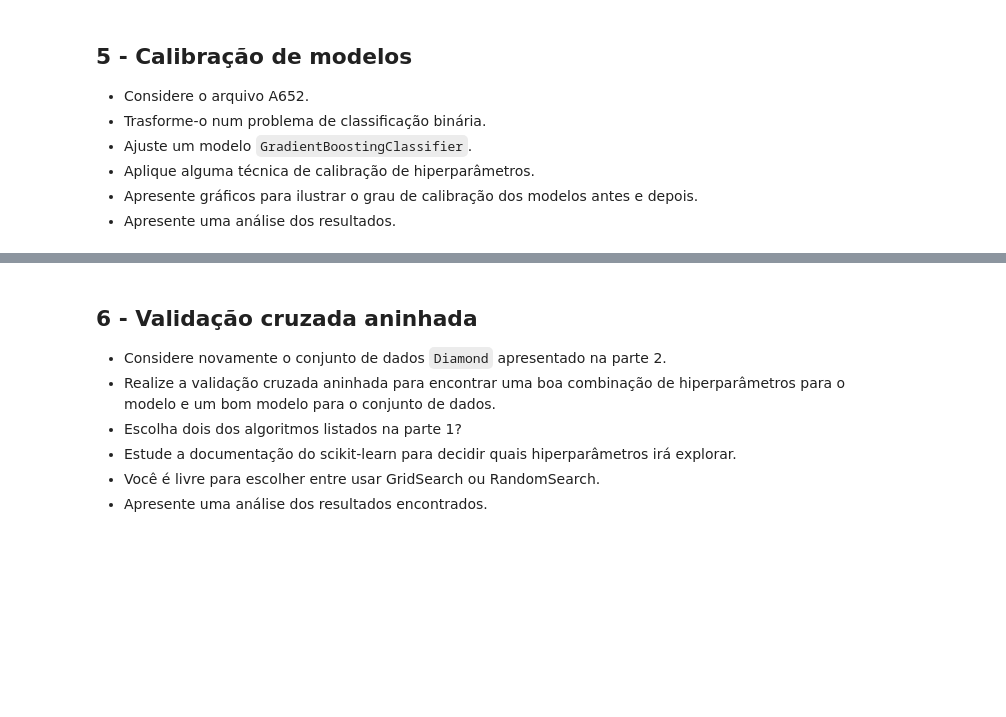
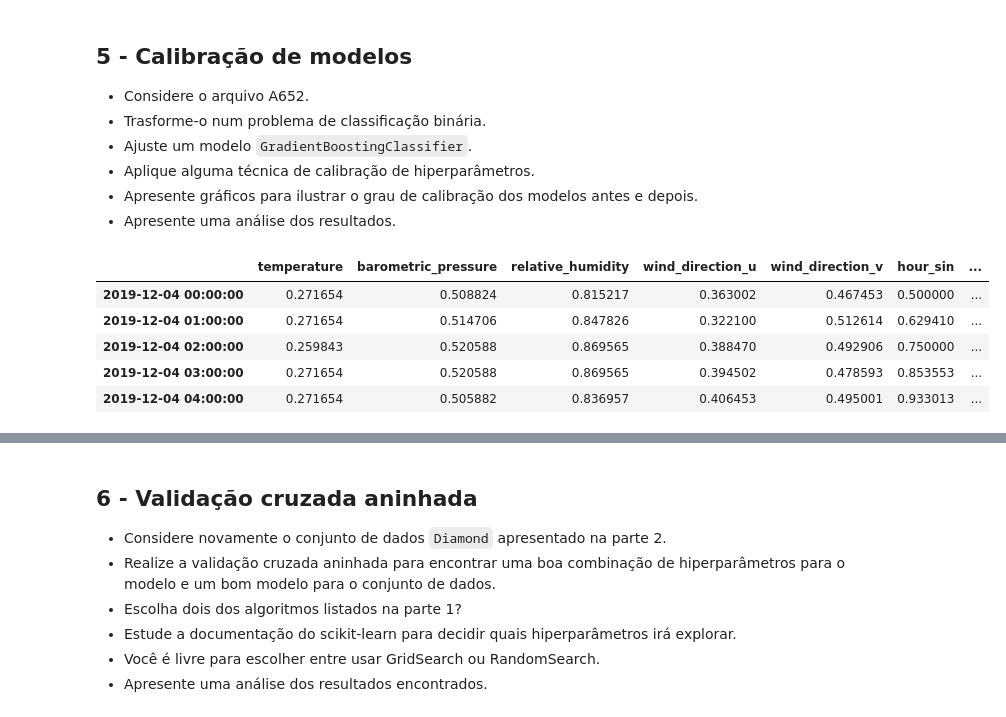
Before and after one commit to mmoura-dev/ppcic-ml, a Jupyter notebook: AM_T1_MATHEUS_DOS_SANTOS_MOURA.ipynb, the cells around one changed output, grey strips where cells are left out. Drawn from its saved outputs; the diff is of its cells as text; code cells hidden in the pictures; blank space fills up the shorter version.

```diff
--- a/AM_T1_MATHEUS_DOS_SANTOS_MOURA.ipynb
+++ b/AM_T1_MATHEUS_DOS_SANTOS_MOURA.ipynb
@@ -801,3 +801,13 @@ q4_main("A652",
 - Aplique alguma técnica de calibração de hiperparâmetros.
 - Apresente gráficos para ilustrar o grau de calibração dos modelos antes e depois.
 - Apresente uma análise dos resultados.
+# %%
+q5_df_train, q5_df_val, q5_df_test = get_atmoseer_dataframes("A652")
+q5_df_train.head()
+# %% [output]
+|  | temperature | barometric_pressure | relative_humidity | wind_direction_u | wind_direction_v | hour_sin | ... |
+| 2019-12-04 00:00:00 | 0.271654 | 0.508824 | 0.815217 | 0.363002 | 0.467453 | 0.500000 | ... |
+| 2019-12-04 01:00:00 | 0.271654 | 0.514706 | 0.847826 | 0.322100 | 0.512614 | 0.629410 | ... |
+| 2019-12-04 02:00:00 | 0.259843 | 0.520588 | 0.869565 | 0.388470 | 0.492906 | 0.750000 | ... |
+| 2019-12-04 03:00:00 | 0.271654 | 0.520588 | 0.869565 | 0.394502 | 0.478593 | 0.853553 | ... |
+| 2019-12-04 04:00:00 | 0.271654 | 0.505882 | 0.836957 | 0.406453 | 0.495001 | 0.933013 | ... |
```
Also changed, not shown: parts of 5 cells of this notebook.
